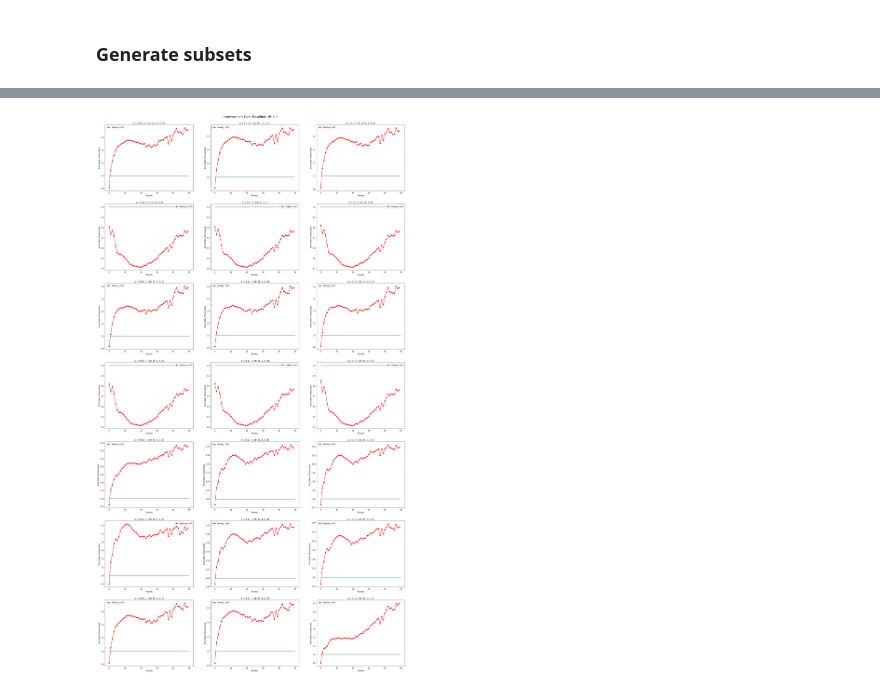
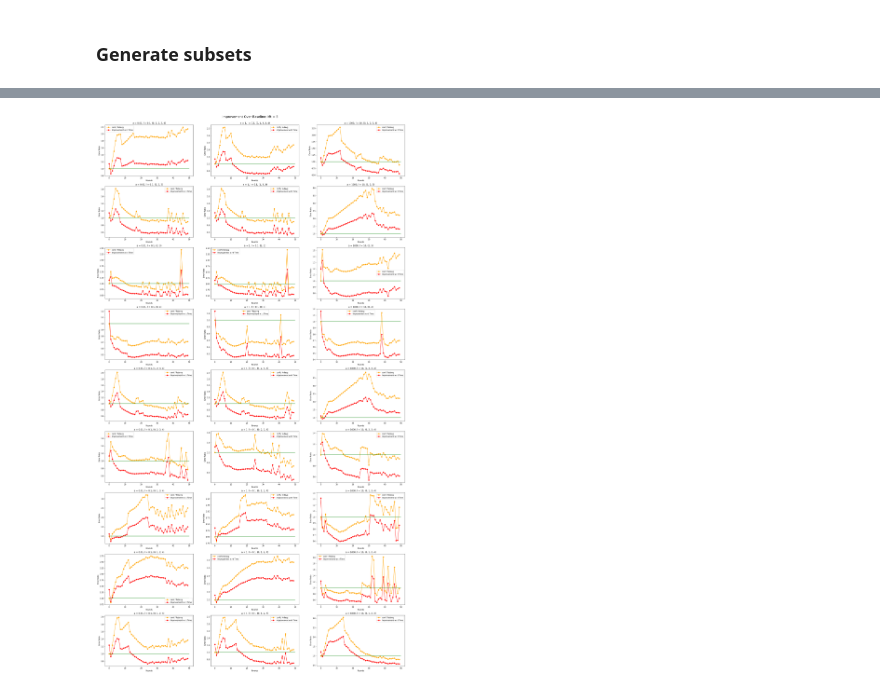
Before and after one commit to Josiah-Wallis/ConFeddi-Regression, a Jupyter notebook: ablation_analysis.ipynb, the cells around one changed output, grey strips where cells are left out. Cells and saved outputs as stored; diff of their text form; code cells hidden in the pictures.

Commit message:
Done with tests

```diff
--- a/ablation_analysis.ipynb
+++ b/ablation_analysis.ipynb
@@ -80,8 +80,8 @@ scaler = StandardScaler()
 X_val = scaler.fit_transform(X_val)
 X = scaler.fit_transform(X)
 
-a_search = [0.01, 0.1, 1]
-l_search = [10, 10, 10]
+a_search = [0.01, 1, 1000]
+l_search = [0.1, 0.1, 10]
 history = dict()
 
 '''
@@ -92,6 +92,8 @@ del context_elements[0]
 context_elements = [
     [0, 1, 2, 3, 4],
     [1, 2, 3],
+    [2, 3],
+    [0, 4],
     [1, 2, 3, 4],
     [0, 2, 3, 4],
     [0, 1, 3, 4],
@@ -146,14 +146,23 @@ Round 40
 Round 45
 Round 50
 # %%
-fedavg_mse = np.load('history/important baselines/fedavg_mse_50.npy')
-fedavg_log = np.load('history/important baselines/fedavg_log_50.npy')
+fedavg_mse = np.load('history/important baselines/fedavg_test_mse.npy')
+fedavg_log = np.load('history/important baselines/fedavg_log.npy')
 # %%
-r, c, = 7, 3
+r, c, = 9, 3
 fig = plt.figure(figsize = (30, 50))
-plt.suptitle('Validation Loss: Mt = 5', fontsize = 'xx-large')
+plt.suptitle('Test Loss: Mt = 5', fontsize = 'xx-large')
 fig.tight_layout()
 fig.subplots_adjust(top = 0.95)
+
+first_mse = base_mse[(0.01, 0.1)]
+first_log = base_log[(0.01, 0.1)]
+second_mse = base_mse[(1, 0.1)]
+second_log = base_log[(1, 0.1)]
+third_mse = base_mse[(1000, 10)]
+third_log = base_log[(1000, 10)]
+
+print(f'Final FedAvg: {fedavg_mse[-1]}')
 
 plot = 1
 for run in history.items():
@@ -161,7 +170,9 @@ for run in history.items():
     err, time = run[1]
     fig.add_subplot(r, c, plot)
     plt.plot(time, err, color = 'blue', label = 'conf_mse', marker = 'o')
-    plt.plot(fedavg_log, fedavg_mse, color = 'deepskyblue', label = 'fedavg_mse', marker = 'o')
+    plt.plot(fedavg_log, fedavg_mse, color = 'green', label = 'fedavg_mse', marker = 'o')
+
+    plt.plot(base_log[(a, l)], base_mse[(a, l)], color = 'deepskyblue', label = 'conf_all', marker = 'o')
 
     # When using final a and l, change title to Remove <specific context>
     plt.title(f'a = {a}, l = {l}, {context}')
@@ -170,5 +181,7 @@ for run in history.items():
     plt.xlabel('Time (s)')
     plt.legend()
 
+    print(f'a = {a}, l = {l}, context = {context}, {fedavg_mse[-1] > err[-1]}')
+
     plot += 1
 # %% [output]
@@ -176,22 +206,24 @@ for run in history.items():
 # %%
-r, c, = 7, 3
+r, c, = 9, 3
 fig = plt.figure(figsize = (30, 50))
 plt.suptitle('Improvement Over Baseline: Mt = 5', fontsize = 'xx-large')
 fig.tight_layout()
 fig.subplots_adjust(top = 0.965)
 
 plot = 1
 for run in history.items():
     a, l, context = run[0]
     err, time = run[1]
     fig.add_subplot(r, c, plot)
-    plt.plot((fedavg_log[1:] / time[1:]) * (np.array(fedavg_mse[1:]) / np.array(err[1:])), color = 'red', label = 'fedavg / conf', marker = 'o')
+    # (fedavg_log[1:] / time[1:]) *
+    plt.plot((np.array(err[1:]) / np.array(fedavg_mse[1:])), color = 'orange', label = 'conf / fedavg', marker = 'o')
+    plt.plot((np.array(time[1:]) / np.array(fedavg_log[1:])) * (np.array(err[1:]) / np.array(fedavg_mse[1:])), color = 'red', label = 'Improvement w.r.t Time', marker = 'o')
     plt.title(f'a = {a}, l = {l}, {context}')
-    plt.ylabel('Error Ratio (Timescaled)')
+    plt.ylabel('Error Ratio')
     plt.xlabel('Rounds')
     plt.hlines(1, 0, 50, color = 'green')
     plt.legend()
 
     plot += 1
 # %% [output]
-[figure, old version]
+[figure, new version]
```
Also changed, not shown: parts of 2 cells of this notebook, 8 other files.
